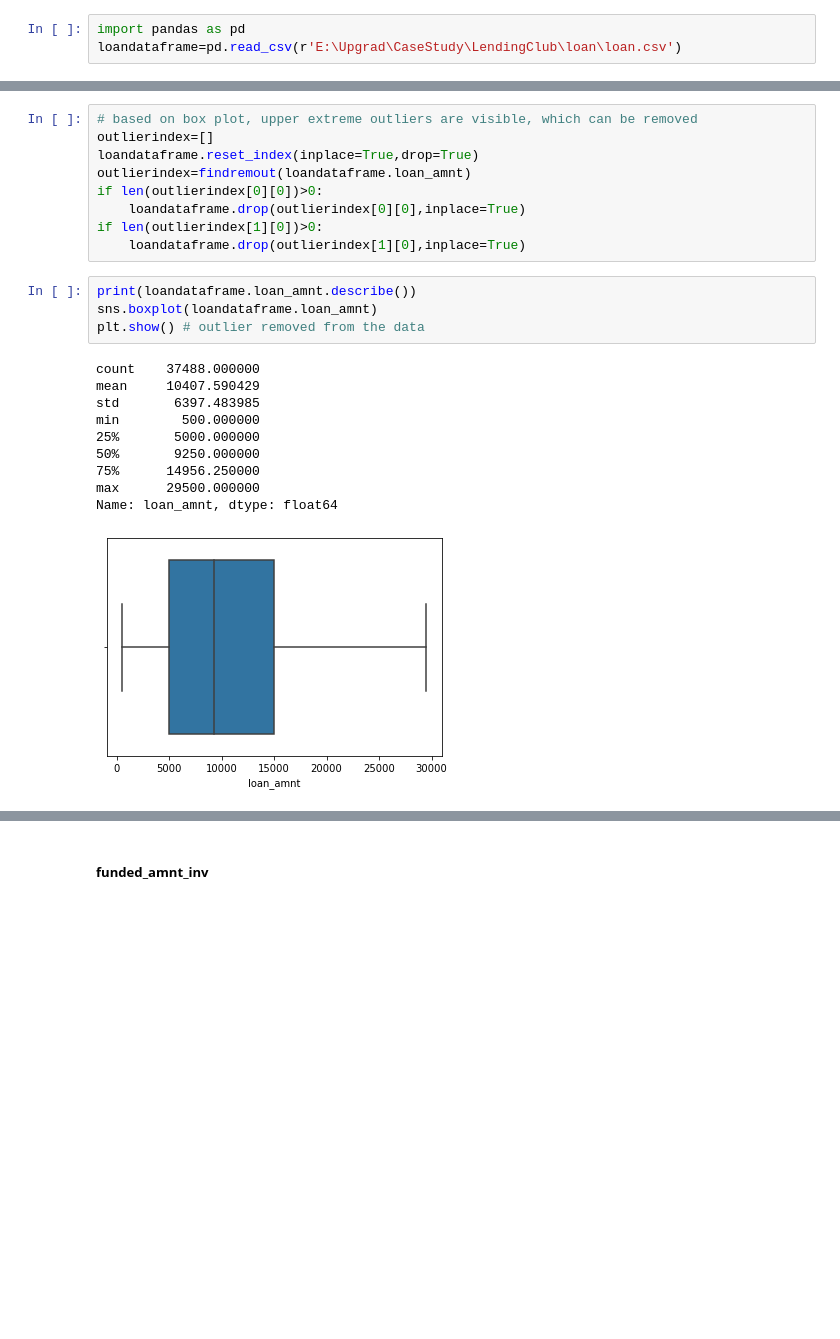
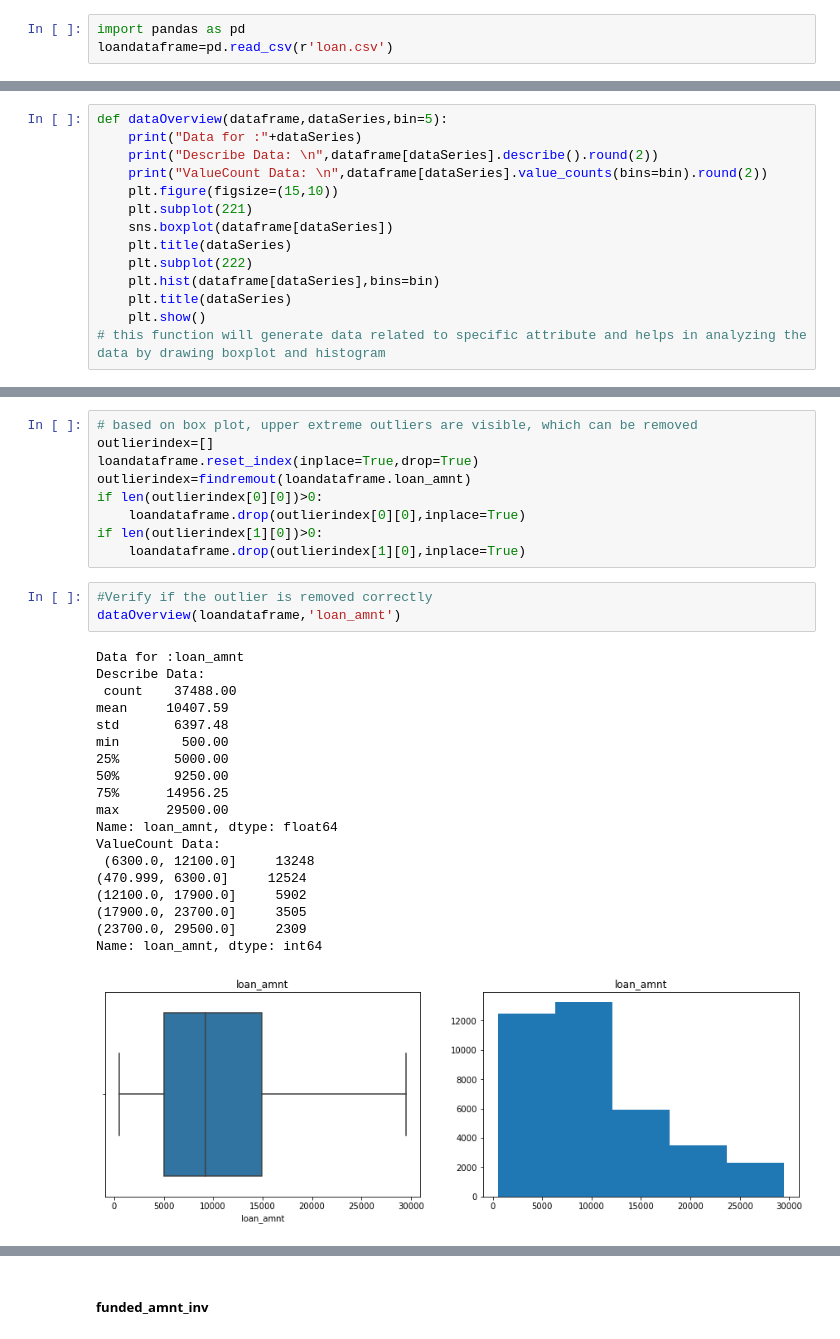
Before and after one commit to tamalkarm/LendingClubCaseStudy, a Jupyter notebook: tamal_karmakar.ipynb, the cells around one changed output, grey strips where cells are left out. Saved outputs shown, nothing was run; the diff lists cells and outputs as text; blank space fills up the shorter version.

Commit message:
loan.csv added, functions details

```diff
--- a/tamal_karmakar.ipynb
+++ b/tamal_karmakar.ipynb
@@ -21,6 +12,6 @@ To identify the risky loan we need to analyze only the data which is only relate
 # %%
 import pandas as pd
-loandataframe=pd.read_csv(r'E:\Upgrad\CaseStudy\LendingClub\loan\loan.csv')
+loandataframe=pd.read_csv(r'loan.csv')
 # %% [markdown]
 #### 2.Check the basic table and its contents
 #### 3.Browse the data
@@ -399,3 +391,17 @@ import matplotlib.pyplot as plt
 import seaborn as sns
 import warnings
 warnings.filterwarnings('ignore')
+# %%
+def dataOverview(dataframe,dataSeries,bin=5):
+    print("Data for :"+dataSeries)
+    print("Describe Data: \n",dataframe[dataSeries].describe().round(2))
+    print("ValueCount Data: \n",dataframe[dataSeries].value_counts(bins=bin).round(2))
+    plt.figure(figsize=(15,10))
+    plt.subplot(221)
+    sns.boxplot(dataframe[dataSeries])
+    plt.title(dataSeries)
+    plt.subplot(222)
+    plt.hist(dataframe[dataSeries],bins=bin)
+    plt.title(dataSeries)
+    plt.show()
+# this function will generate data related to specific attribute and helps in analyzing the data by drawing boxplot and histogram
@@ -441,17 +452,25 @@ if len(outlierindex[0][0])>0:
 if len(outlierindex[1][0])>0:
     loandataframe.drop(outlierindex[1][0],inplace=True)
 # %%
-print(loandataframe.loan_amnt.describe())
-sns.boxplot(loandataframe.loan_amnt)
-plt.show() # outlier removed from the data
+#Verify if the outlier is removed correctly
+dataOverview(loandataframe,'loan_amnt')
 # %% [output]
-count    37488.000000
-mean     10407.590429
-std       6397.483985
-min        500.000000
-25%       5000.000000
-50%       9250.000000
-75%      14956.250000
-max      29500.000000
+Data for :loan_amnt
+Describe Data:
+ count    37488.00
+mean     10407.59
+std       6397.48
+min        500.00
+25%       5000.00
+50%       9250.00
+75%      14956.25
+max      29500.00
 Name: loan_amnt, dtype: float64
+ValueCount Data:
+ (6300.0, 12100.0]     13248
+(470.999, 6300.0]     12524
+(12100.0, 17900.0]     5902
+(17900.0, 23700.0]     3505
+(23700.0, 29500.0]     2309
+Name: loan_amnt, dtype: int64
-[figure, old version]
+[figure, new version]
```
Also changed, not shown: parts of 66 cells of this notebook, 1 other file.
